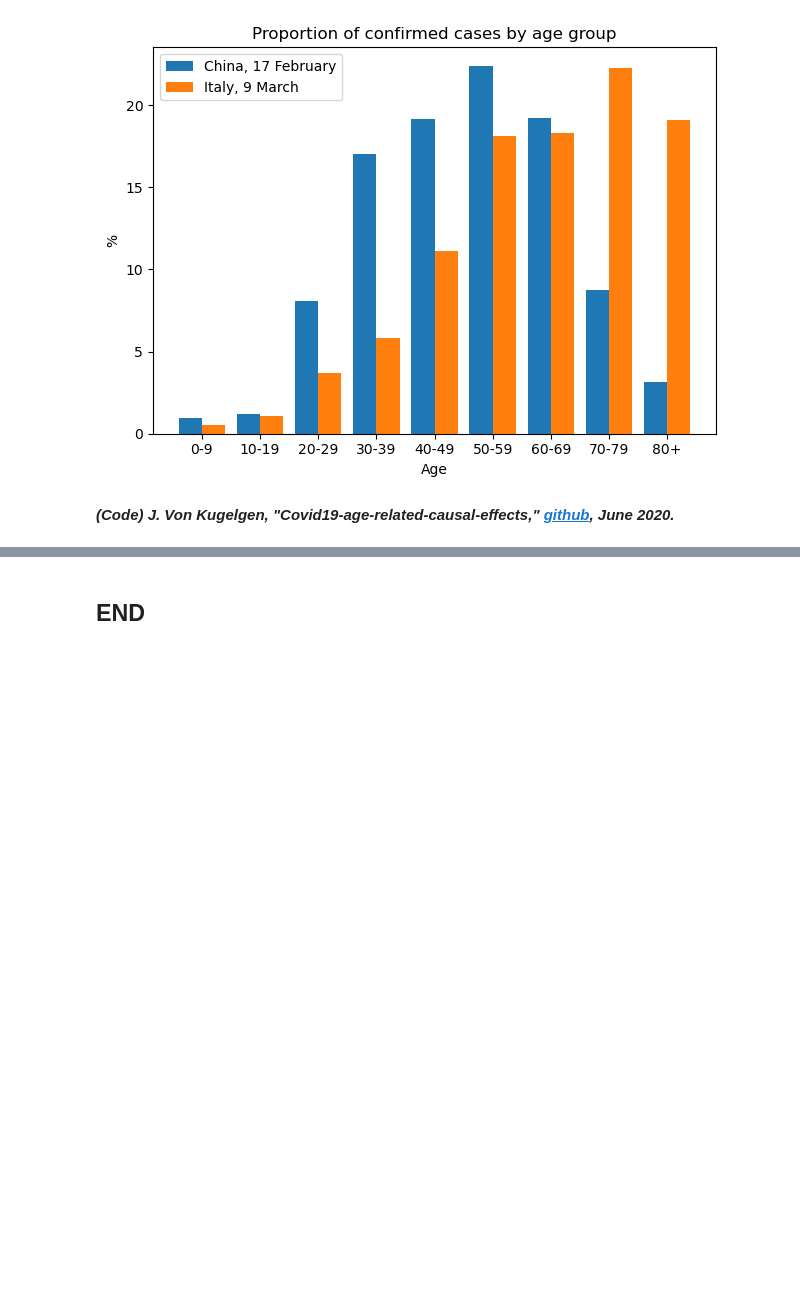
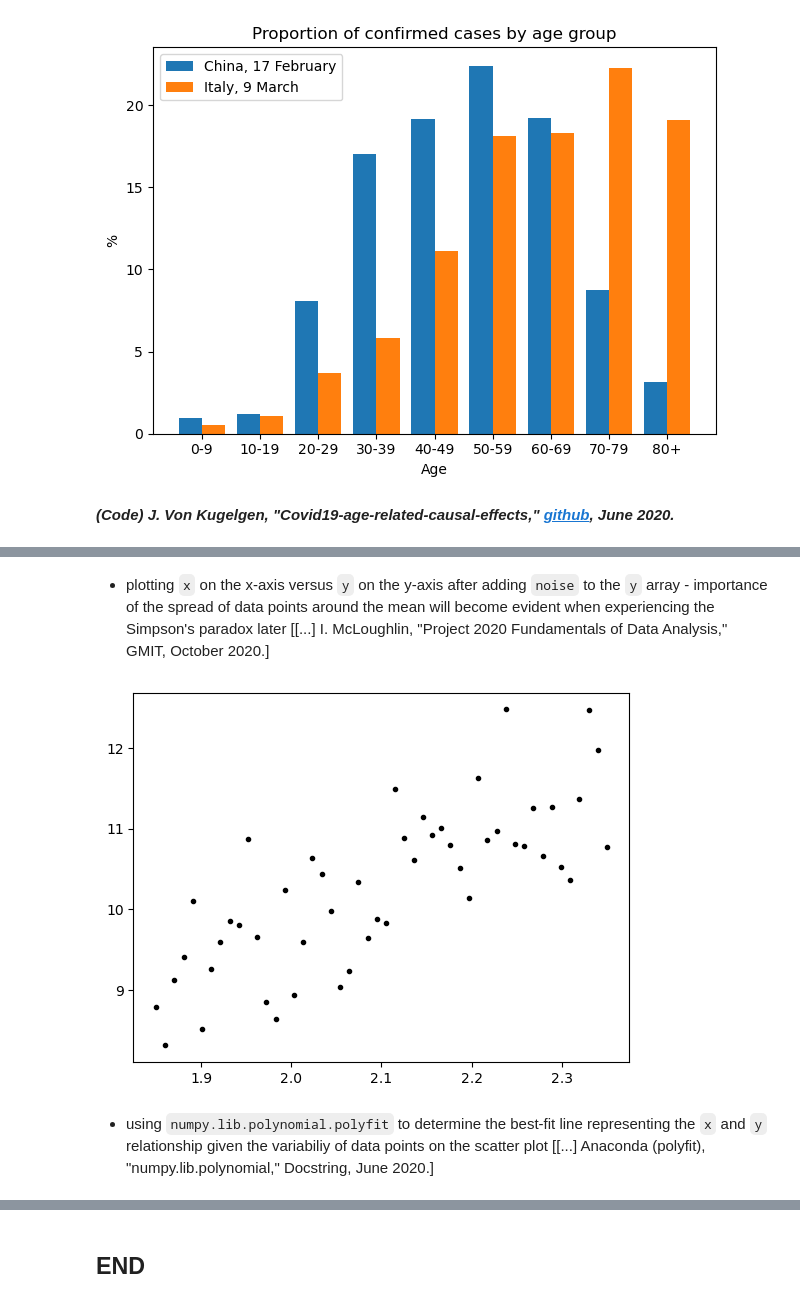
Before and after one commit to E6985/fda-tasks, a Jupyter notebook: Fundamentals-of-Data-Analysis-Tasks-2020.ipynb, the cells around one changed output, grey strips where cells are left out. Cells and saved outputs as stored; diff of their text form; code cells hidden in the pictures; blank space fills up the shorter version.

```diff
--- a/Fundamentals-of-Data-Analysis-Tasks-2020.ipynb
+++ b/Fundamentals-of-Data-Analysis-Tasks-2020.ipynb
@@ -1689,0 +1504,18 @@ sns.lmplot(x="x_heading",y="outcome",data=combine);
+# %%
+# package numpy - subpackage random - normal arguments
+nLoc,nScale=0.0,0.75 # linspace argument - nSize=50
+# %%
+# package numpy - subpackage random
+noise=np.random.normal(nLoc,nScale,nSize)
+# %%
+# straight line - notation plus noise
+y=a*x+b+noise
+# %% [markdown]
+- plotting ``x`` on the x-axis versus ``y`` on the y-axis after adding ``noise`` to the ``y`` array - importance of the spread of data points around the mean will become evident when experiencing the Simpson's paradox later [[...] I. McLoughlin, "Project 2020 Fundamentals of Data Analysis," GMIT, October 2020.]
+# %%
+# package matplotlib - module pyplot
+plt.plot(x,y,"k.");
+# %% [output]
+[figure, added]
+# %% [markdown]
+- using ``numpy.lib.polynomial.polyfit`` to determine the best-fit line representing the ``x`` and ``y`` relationship given the variabiliy of data points on the scatter plot [[...] Anaconda (polyfit), "numpy.lib.polynomial," Docstring, June 2020.]
```
Also changed, not shown: parts of 94 cells of this notebook.
